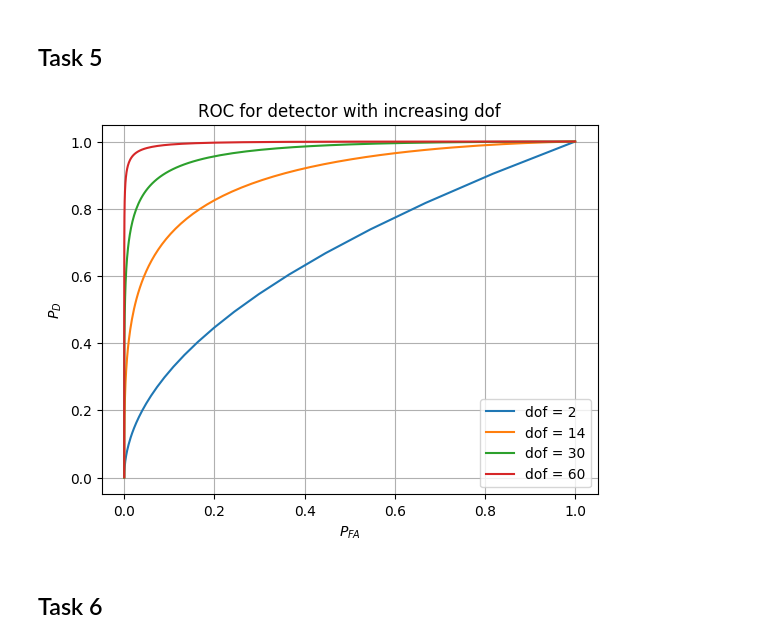
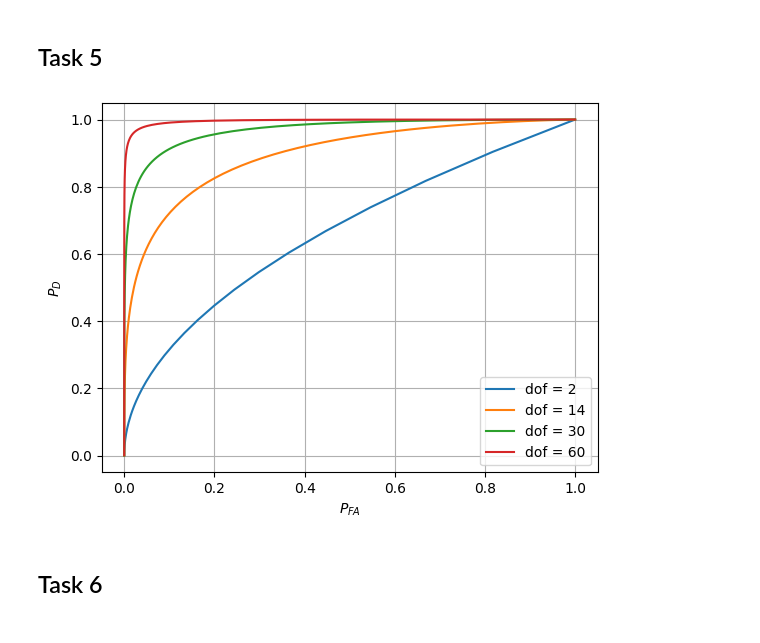
Before and after one commit to jakobaustrheim/TTT4275-Project, a Jupyter notebook: project/tasks.ipynb, the cells around one changed output. Drawn from its saved outputs; the diff is of its cells as text; code cells hidden in the pictures.

```diff
--- a/project/tasks.ipynb
+++ b/project/tasks.ipynb
@@ -216,30 +249,32 @@ threshold = (np.log(lam) - k*np.log(sigmaW/(sigmaW*sigmaS))*sigmaW*(sigmaW+sigma
 # %% [markdown]
 ## Task 5
 # %%
-from scipy.stats import norm, chi2
+from scipy.stats import chi2
 
 
 x = np.linspace(0, 100, 500)
 
 K = [1, 7, 15, 30]
 
 for k in K:
-    #threshold = (np.log(x) - k*np.log(sigmaW/(sigmaW*sigmaS))*sigmaW*(sigmaW+sigmaS)/sigmaS)
+    # x values needs to be non-negative within a chi-squared distribution.
+    # threshold = (np.log(x) - k*np.log(sigmaW/(sigmaW*sigmaS))*sigmaW*(sigmaW+sigmaS)/sigmaS)
+    # for item in threshold:
+    #     if item < 0:
+    #         item = 0
     dof = 2 * k
     PFa = 1 - chi2.cdf(2*x / sigmaW, df=dof)
     PD  = 1 - chi2.cdf(2*x / (sigmaW + sigmaS), df=dof)
     plt.plot(PFa, PD, label=f'dof = {dof}')
 
-
 plt.xlabel('$P_{FA}$')
 plt.ylabel('$P_D$')
-plt.title('ROC for detector with increasing dof')
 plt.grid(True)
 plt.legend()
 plt.grid(True)
 plt.show()
 # %% [output]
-[figure, old version]
+[figure, new version]
 # %% [markdown]
 ## Task 6
 # %%
```
Also changed, not shown: parts of 14 cells of this notebook.
